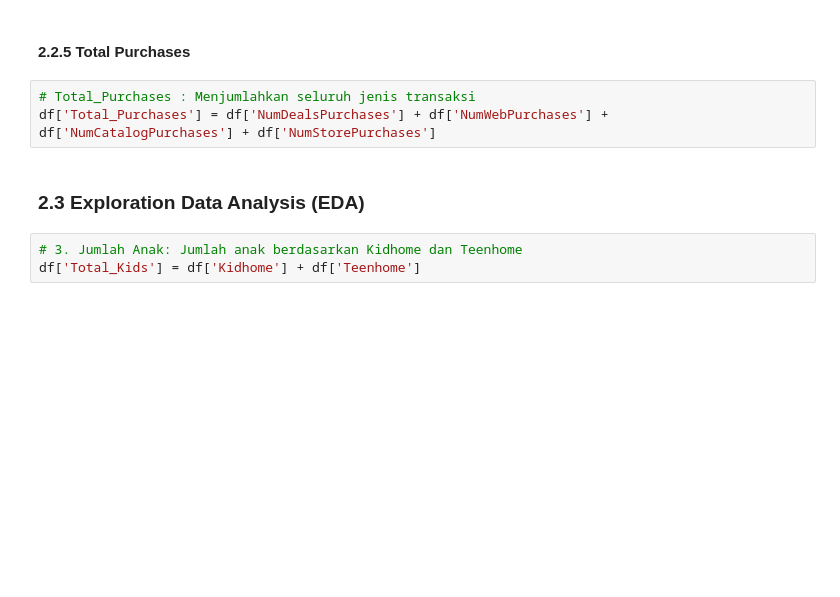
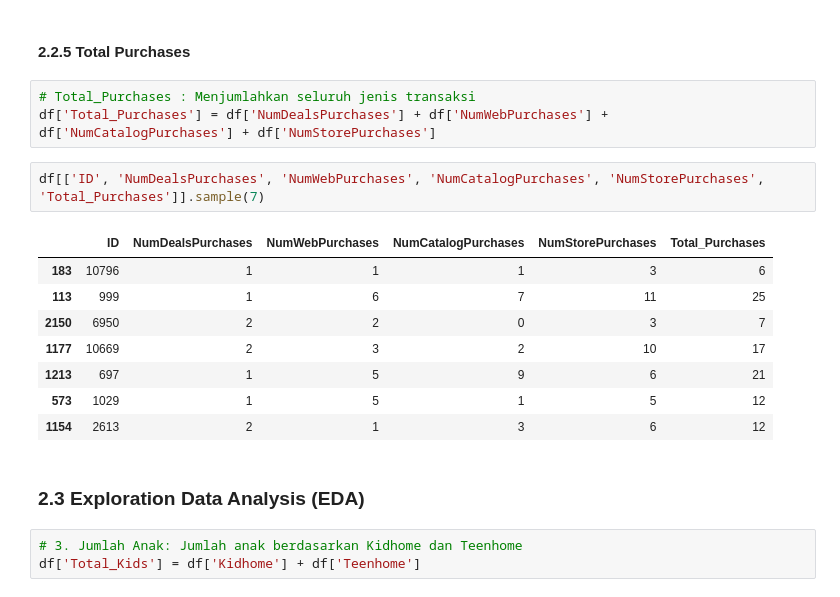
Before and after one commit to AcilRestu12/customer-personality-prediction, a Jupyter notebook: code/MinPro 1_Tugas 1.ipynb, the cells around one changed output. Saved outputs shown, nothing was run; the diff lists cells and outputs as text; blank space fills up the shorter version.

```diff
--- a/code/MinPro 1_Tugas 1.ipynb
+++ b/code/MinPro 1_Tugas 1.ipynb
@@ -70,6 +116,17 @@ df['Total_Spending'] = df['MntCoke'] + df['MntFruits'] + df['MntMeatProducts'] +
 # %%
 # Total_Purchases : Menjumlahkan seluruh jenis transaksi
 df['Total_Purchases'] = df['NumDealsPurchases'] + df['NumWebPurchases'] + df['NumCatalogPurchases'] + df['NumStorePurchases']
+# %%
+df[['ID', 'NumDealsPurchases', 'NumWebPurchases', 'NumCatalogPurchases', 'NumStorePurchases', 'Total_Purchases']].sample(7)
+# %% [output]
+|  | ID | NumDealsPurchases | NumWebPurchases | NumCatalogPurchases | NumStorePurchases | Total_Purchases |
+| 183 | 10796 | 1 | 1 | 1 | 3 | 6 |
+| 113 | 999 | 1 | 6 | 7 | 11 | 25 |
+| 2150 | 6950 | 2 | 2 | 0 | 3 | 7 |
+| 1177 | 10669 | 2 | 3 | 2 | 10 | 17 |
+| 1213 | 697 | 1 | 5 | 9 | 6 | 21 |
+| 573 | 1029 | 1 | 5 | 1 | 5 | 12 |
+| 1154 | 2613 | 2 | 1 | 3 | 6 | 12 |
 # %% [markdown]
 ### 2.3 Exploration Data Analysis (EDA)
 # %%
```
Also changed, not shown: parts of 10 cells of this notebook, 2 other files.
